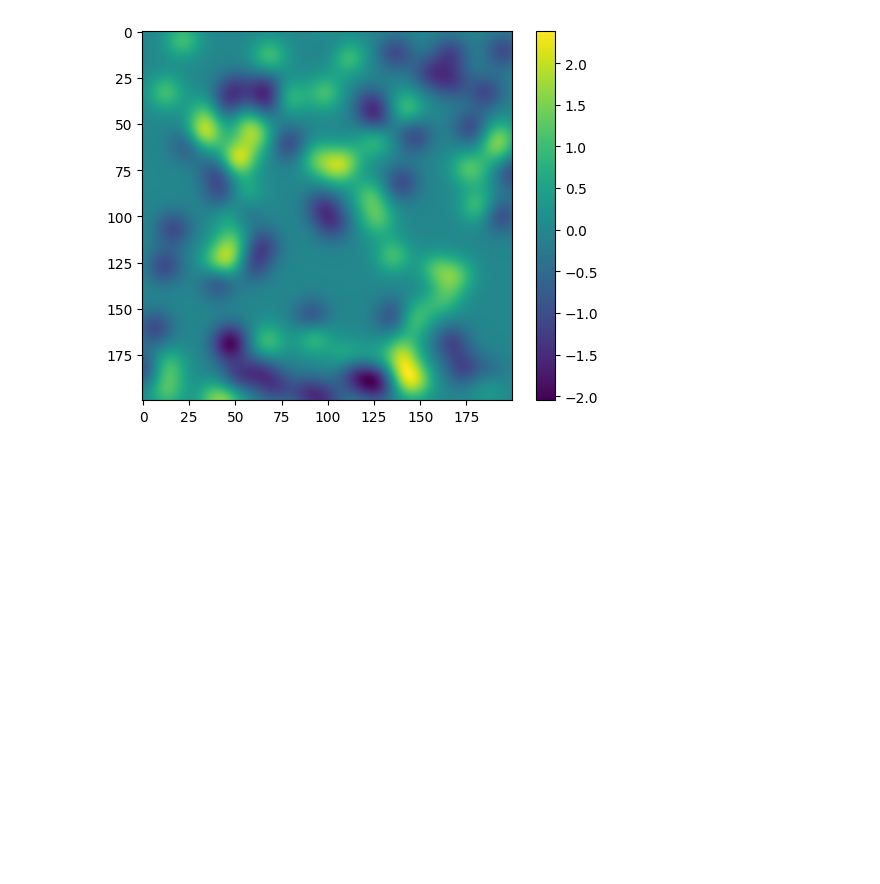
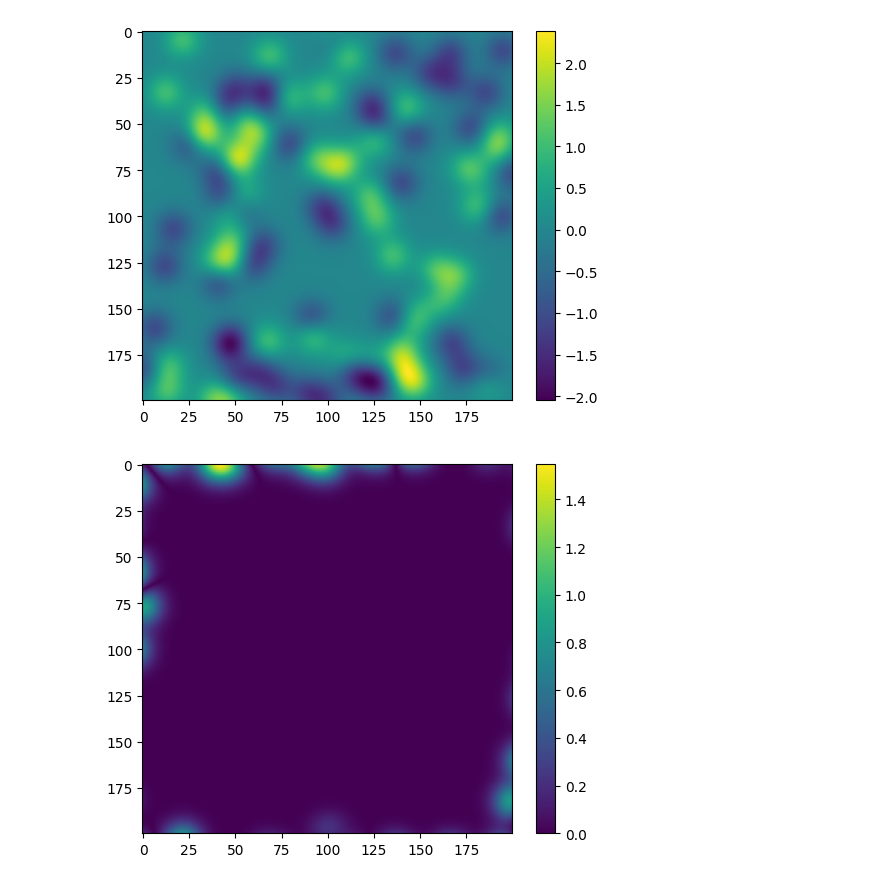
Before and after one commit to AlonsoFernandezVM/Pattern-formation-in-a-phytoplankton-population-based-on-stochastic-models-of-the-ocean-turbulence, a Jupyter notebook: notebooks/result_replication_2d.ipynb, the cells around one changed output. Drawn from its saved outputs; the diff is of its cells as text; code cells hidden in the pictures; blank space fills up the shorter version.

```diff
--- a/notebooks/result_replication_2d.ipynb
+++ b/notebooks/result_replication_2d.ipynb
@@ -146,3 +178,9 @@ plt.colorbar()
 plt.show()
 # %% [output]
 [figure]
+# %%
+plt.imshow(np.abs(vel - prev_vel))
+plt.colorbar()
+plt.show()
+# %% [output]
+[figure, added]
```
Also changed, not shown: parts of 4 cells of this notebook.
